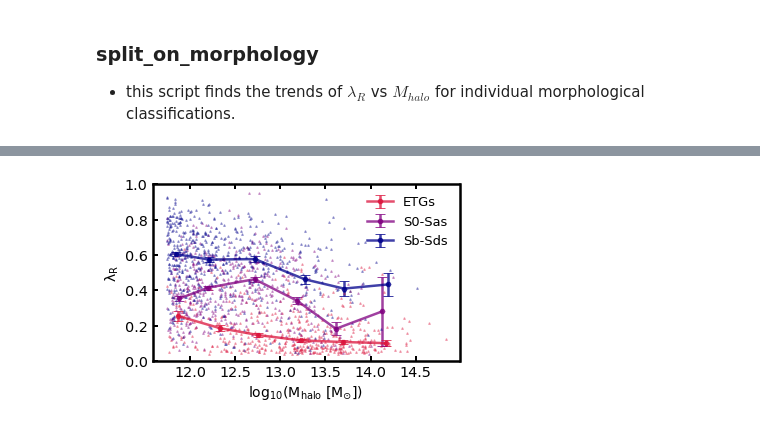
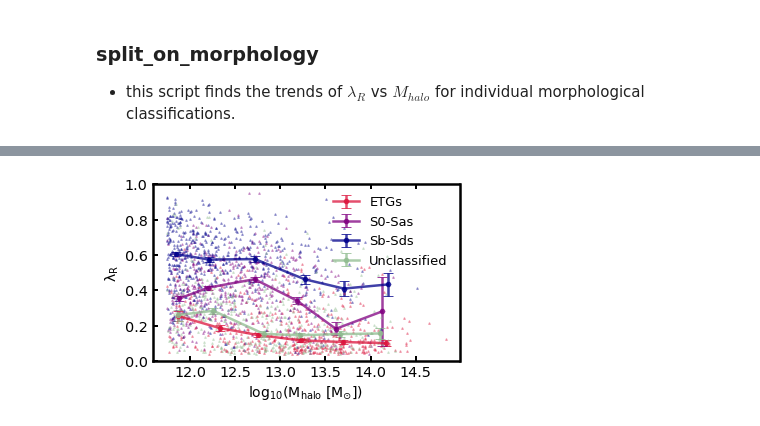
Before and after one commit to Chris-Duckworth/spin_bias, a Jupyter notebook: scripts/split_on_morphology.ipynb, the cells around one changed output, grey strips where cells are left out. Saved outputs shown, nothing was run; the diff lists cells and outputs as text; code cells hidden in the pictures.

```diff
--- a/scripts/split_on_morphology.ipynb
+++ b/scripts/split_on_morphology.ipynb
@@ -35,3 +35,6 @@ sbsd.select_morphology('sbsd')
 
 etgs = copy.deepcopy(total)
 etgs.select_morphology('etg')
+
+unclassified = copy.deepcopy(total)
+unclassified.select_morphology('unclassified')
@@ -38,21 +47,23 @@ etgs.select_morphology('etg')
 # %%
 x_bins = np.array([12, 12.5, 13, 13.5, 14])
 z_percentiles = np.array([0])
 
 fig, ax = plt.subplots(figsize=(5.5,3.25))
 
 etgs.plot_binned_percentiles_three_props("halo_mass_stel", "lambda_re", "stellar_to_halo_ratio", x_bins, z_percentiles, 'ETGs', ax, colors=['crimson'])
 s0sa.plot_binned_percentiles_three_props("halo_mass_stel", "lambda_re", "stellar_to_halo_ratio", x_bins, z_percentiles, 'S0-Sas', ax, colors=['purple'])
 sbsd.plot_binned_percentiles_three_props("halo_mass_stel", "lambda_re", "stellar_to_halo_ratio", x_bins, z_percentiles, 'Sb-Sds', ax, colors=['darkblue'])
+unclassified.plot_binned_percentiles_three_props("halo_mass_stel", "lambda_re", "stellar_to_halo_ratio", x_bins, z_percentiles, 'Unclassified', ax, colors=['darkseagreen'])
 
 etgs.plot_scatter("halo_mass_stel", "lambda_re", ax, color='crimson')
 s0sa.plot_scatter("halo_mass_stel", "lambda_re", ax, color='purple')
 sbsd.plot_scatter("halo_mass_stel", "lambda_re", ax, color='darkblue')
+unclassified.plot_scatter("halo_mass_stel", "lambda_re", ax, color='darkseagreen')
 
 ax.legend(frameon=False, fontsize=13)
 ax.set_ylim([0, 1])
 ax.set_ylabel("$\mathrm{\lambda_R}$", fontsize=14)
 ax.set_xlabel("$\mathrm{log_{10}(M_{halo} \; [M_{\odot}])}$", fontsize=14)
 plt.savefig(outpath+'lambdaR_mhalo_binned.pdf', format='pdf', bbox_inches='tight')
 # %% [output]
-[figure, old version]
+[figure, new version]
```
Also changed, not shown: parts of 1 cell of this notebook, 37 other files.
